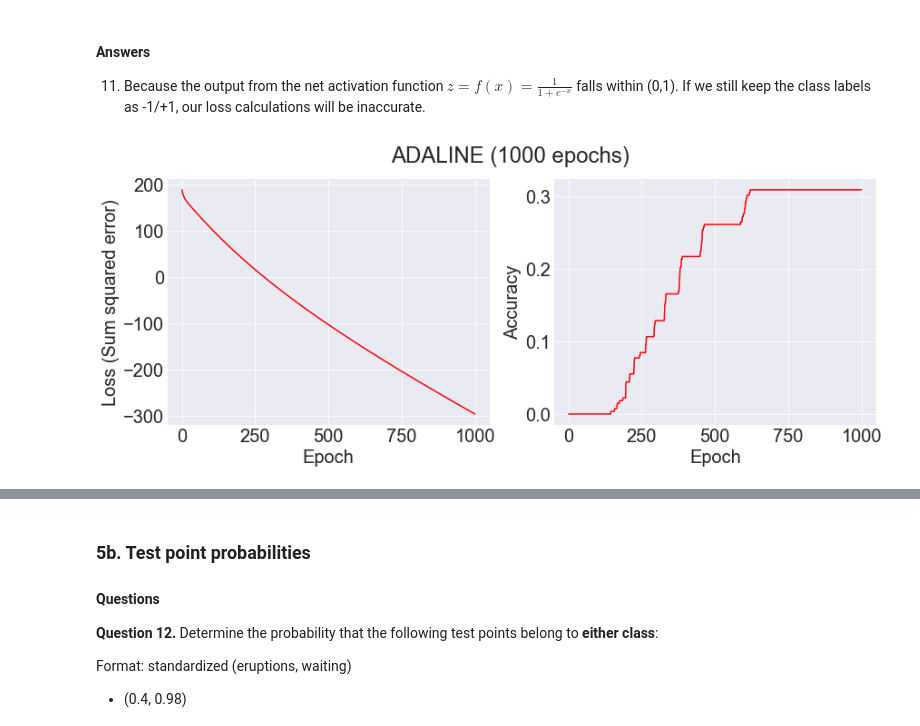
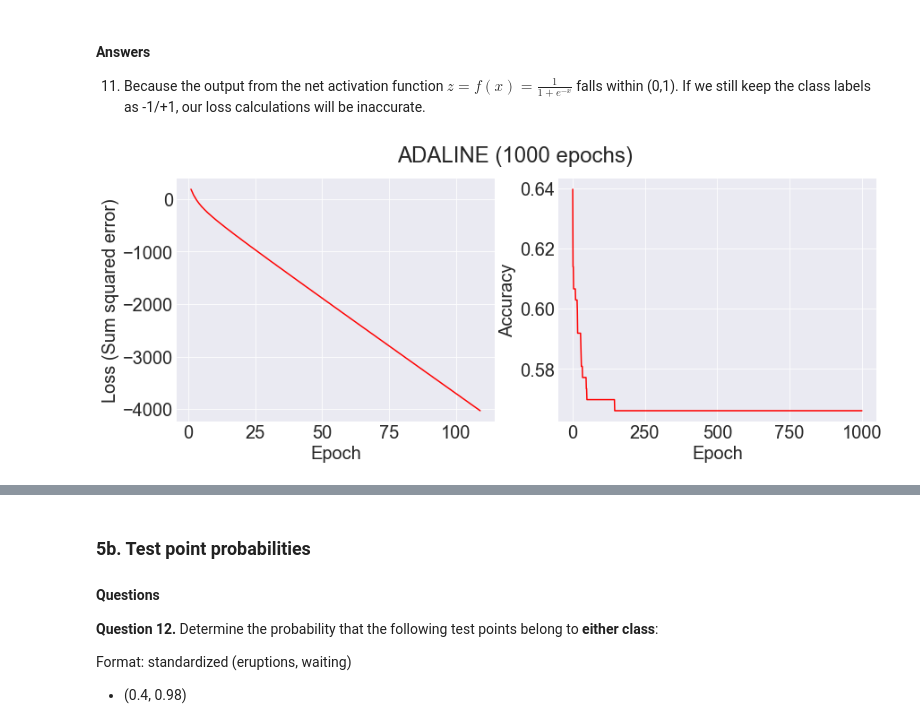
Before and after one commit to luhangsnn/neuralnetworks, a Jupyter notebook: proj1/classification_and_regression.ipynb, the cells around one changed output, grey strips where cells are left out. Saved outputs shown, nothing was run; the diff lists cells and outputs as text; code cells hidden in the pictures.

```diff
--- a/proj1/classification_and_regression.ipynb
+++ b/proj1/classification_and_regression.ipynb
@@ -59,6 +62,7 @@ def plot_adaline_train(net, loss_list, acc_list, plotMarkers=False):
 # %%
 df = pd.read_csv("old_faithful.csv", header=0)
 data = df.loc[:,["eruptions", "waiting"]].to_numpy()
+output = df["severe"].to_numpy()
 #preprocess the data
 standardized_data = (data - np.mean(data, axis = 0))/ np.std(data, axis = 0)
 # %% [markdown]
@@ -157,8 +161,8 @@ where $z_i$ is the activation to input sample $i$ and $y_i$ is the corresponding
 # %%
 from adaline_logistic import AdalineLogistic
 al = AdalineLogistic()
-loss_hist, acc_hist = al.fit(data_normalized, output)
+loss_hist, acc_hist = al.fit(standardized_data, output)
 
 plot_adaline_train(al, loss_hist, acc_hist)
 # %% [output]
-[figure, old version]
+[figure, new version]
```
Also changed, not shown: parts of 5 cells of this notebook, 1 other file.
